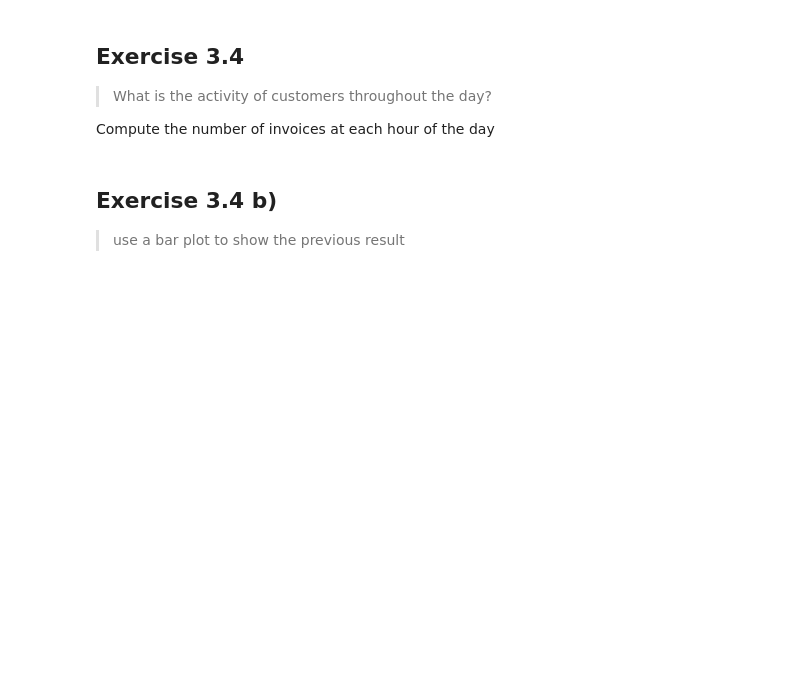
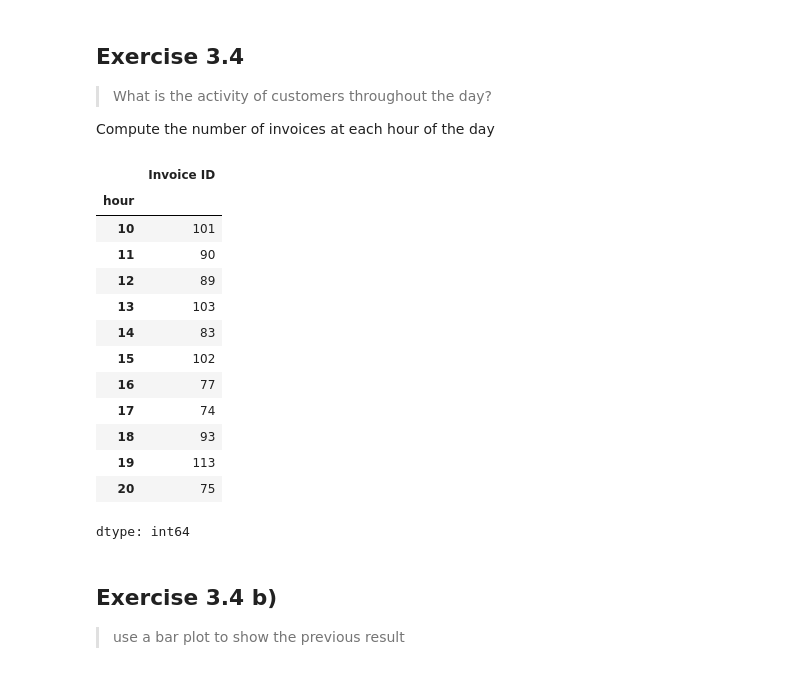
Before and after one commit to Diogc8/Samsung, a Jupyter notebook: Chapter 1 - Data Wrangling & Analysis/Data Analysis Advanced/Exercises Notebook.ipynb, the cells around one changed output. Saved outputs shown, nothing was run; the diff lists cells and outputs as text; code cells hidden in the pictures; blank space fills up the shorter version.

```diff
--- a/Chapter 1 - Data Wrangling & Analysis/Data Analysis Advanced/Exercises Notebook.ipynb
+++ b/Chapter 1 - Data Wrangling & Analysis/Data Analysis Advanced/Exercises Notebook.ipynb
@@ -252,7 +319,22 @@ what is the `Invoice ID` of the the most expensive purchase (`Total`) made in th
 
 Compute the number of invoices at each hour of the day
 # %%
-# ...
+df.groupby('hour')['Invoice ID'].count()
+# %% [output]
+|  | Invoice ID |
+| hour |  |
+| 10 | 101 |
+| 11 | 90 |
+| 12 | 89 |
+| 13 | 103 |
+| 14 | 83 |
+| 15 | 102 |
+| 16 | 77 |
+| 17 | 74 |
+| 18 | 93 |
+| 19 | 113 |
+| 20 | 75 |
+dtype: int64
 # %% [markdown]
 ## Exercise 3.4 b)
 > use a bar plot to show the previous result
```
Also changed, not shown: parts of 17 cells of this notebook.
